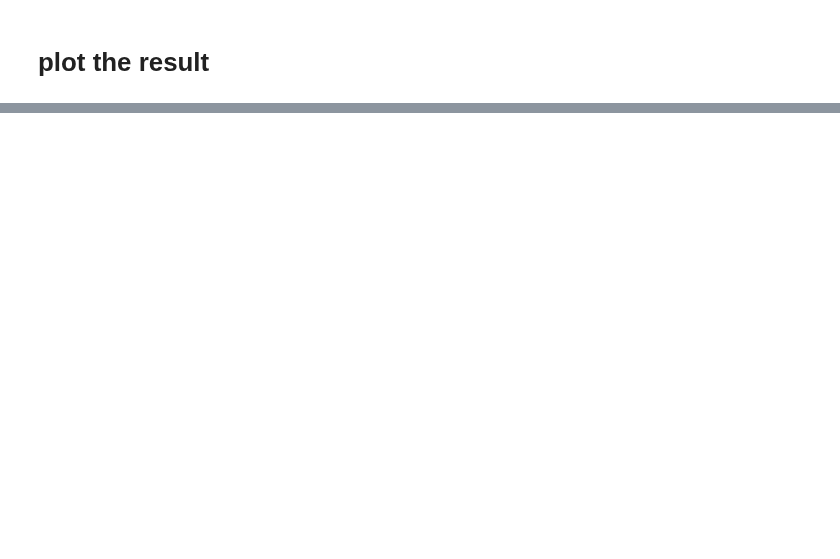
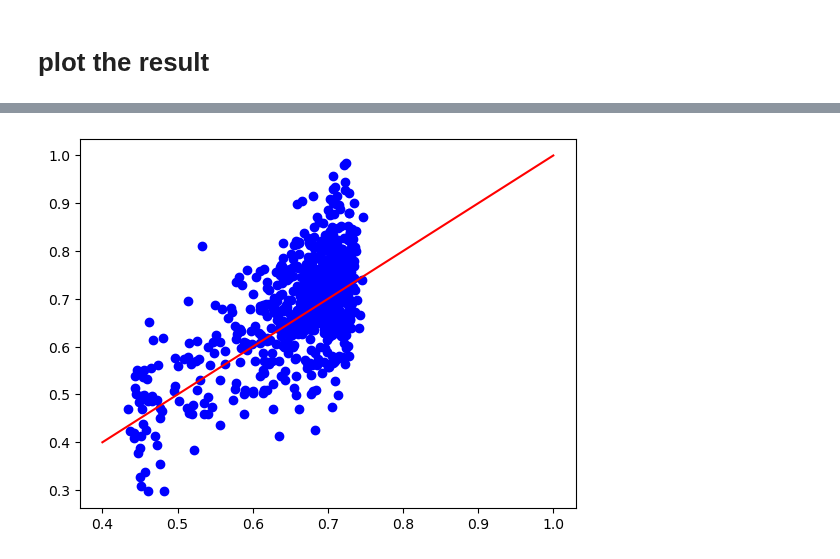
Before and after one commit to Simone-Scalella/AgriVision2022, a Jupyter notebook: VGGResaIdeale.ipynb, the cells around one changed output, grey strips where cells are left out. Drawn from its saved outputs; the diff is of its cells as text; code cells hidden in the pictures; blank space fills up the shorter version.

```diff
--- a/VGGResaIdeale.ipynb
+++ b/VGGResaIdeale.ipynb
@@ -276,7 +314,7 @@ hist_vgg16 = vgg16Model.fit(x=training_setMediumX,y=training_setMediumY,
 # %% [markdown]
 # plot the result
 # %%
-true_y = Resa3MediumFake
+true_y = test_setMediumY
 print(len(true_y))
 pred_y = vgg16Model.predict(test_setMediumX)
 import matplotlib.lines as mlines
@@ -288,3 +326,4 @@ line = mlines.Line2D([0.4, 1], [0.4, 1], color='red')
 transform = ax.transAxes
 ax.add_line(line)
 plt.show()
+# %% [output]
@@ -290,0 +332 @@ plt.show()
+[figure, added]
```
Also changed, not shown: parts of 10 cells of this notebook.
